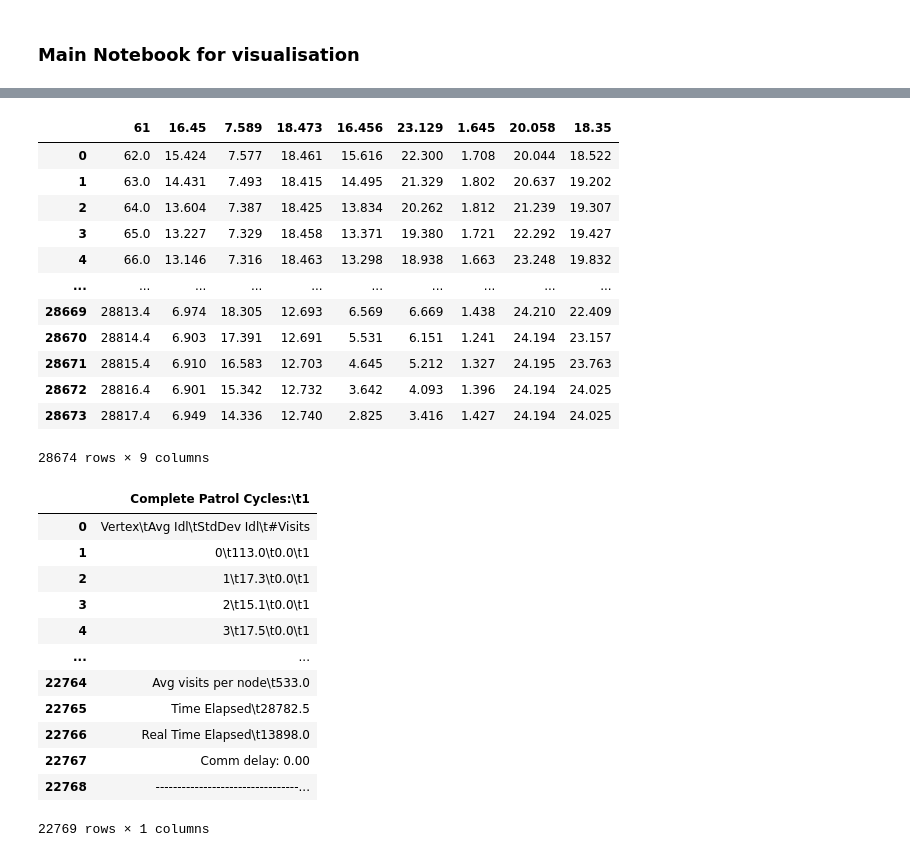
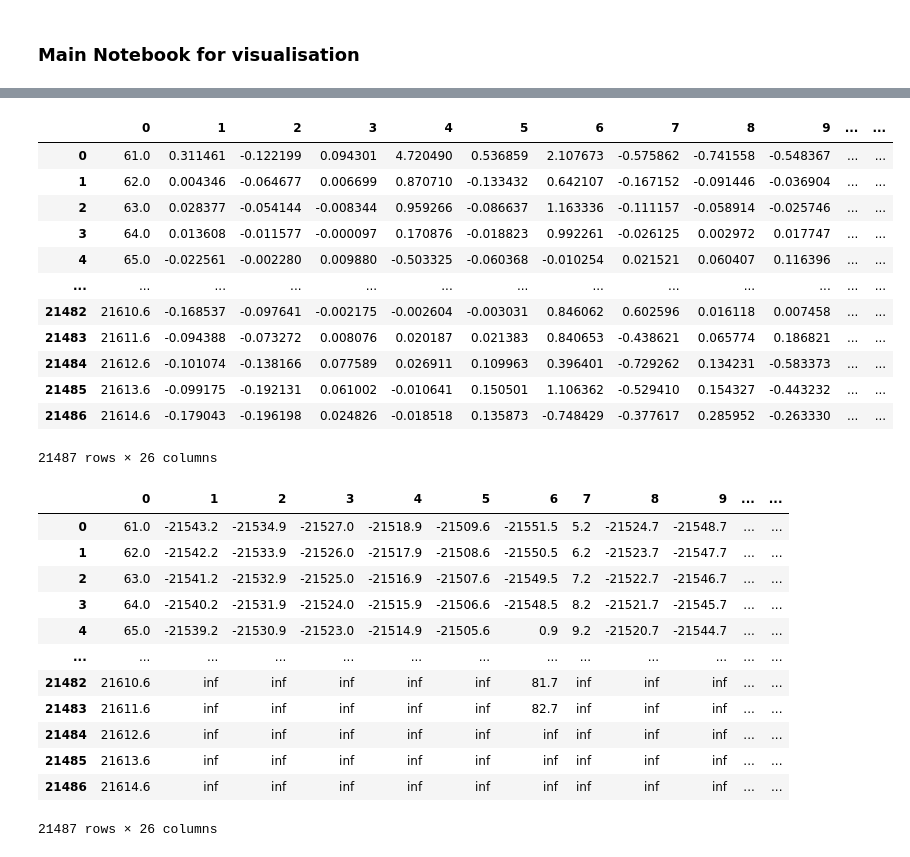
Before and after one commit to jward0/Intelligent-Intruder, a Jupyter notebook: main.ipynb, the cells around one changed output, grey strips where cells are left out. Cells and saved outputs as stored; diff of their text form; code cells hidden in the pictures.

```diff
--- a/main.ipynb
+++ b/main.ipynb
@@ -14,39 +25,39 @@ Requirement already satisfied: six>=1.5 in ./.venv/lib/python3.8/site-packages (
 Note: you may need to restart the kernel to use updated packages.
 # %%
-file_path = 'cbls/grid/4_agents/4/position_log.csv'
+file_path = 'dtag/grid/4_agents/4/velocity_metrics.csv'
 
-df = pd.read_csv(file_path)
-df
+df_vel = pd.read_csv(file_path, sep=';', header=None)
+df_vel
 # %% [output]
-|  | 61 | 16.45 | 7.589 | 18.473 | 16.456 | 23.129 | 1.645 | 20.058 | 18.35 |
-| 0 | 62.0 | 15.424 | 7.577 | 18.461 | 15.616 | 22.300 | 1.708 | 20.044 | 18.522 |
-| 1 | 63.0 | 14.431 | 7.493 | 18.415 | 14.495 | 21.329 | 1.802 | 20.637 | 19.202 |
-| 2 | 64.0 | 13.604 | 7.387 | 18.425 | 13.834 | 20.262 | 1.812 | 21.239 | 19.307 |
-| 3 | 65.0 | 13.227 | 7.329 | 18.458 | 13.371 | 19.380 | 1.721 | 22.292 | 19.427 |
-| 4 | 66.0 | 13.146 | 7.316 | 18.463 | 13.298 | 18.938 | 1.663 | 23.248 | 19.832 |
-| ... | ... | ... | ... | ... | ... | ... | ... | ... | ... |
-| 28669 | 28813.4 | 6.974 | 18.305 | 12.693 | 6.569 | 6.669 | 1.438 | 24.210 | 22.409 |
-| 28670 | 28814.4 | 6.903 | 17.391 | 12.691 | 5.531 | 6.151 | 1.241 | 24.194 | 23.157 |
-| 28671 | 28815.4 | 6.910 | 16.583 | 12.703 | 4.645 | 5.212 | 1.327 | 24.195 | 23.763 |
-| 28672 | 28816.4 | 6.901 | 15.342 | 12.732 | 3.642 | 4.093 | 1.396 | 24.194 | 24.025 |
-| 28673 | 28817.4 | 6.949 | 14.336 | 12.740 | 2.825 | 3.416 | 1.427 | 24.194 | 24.025 |
+|  | 0 | 1 | 2 | 3 | 4 | 5 | 6 | 7 | 8 | 9 | ... | ... |
+| 0 | 61.0 | 0.311461 | -0.122199 | 0.094301 | 4.720490 | 0.536859 | 2.107673 | -0.575862 | -0.741558 | -0.548367 | ... | ... |
+| 1 | 62.0 | 0.004346 | -0.064677 | 0.006699 | 0.870710 | -0.133432 | 0.642107 | -0.167152 | -0.091446 | -0.036904 | ... | ... |
+| 2 | 63.0 | 0.028377 | -0.054144 | -0.008344 | 0.959266 | -0.086637 | 1.163336 | -0.111157 | -0.058914 | -0.025746 | ... | ... |
+| 3 | 64.0 | 0.013608 | -0.011577 | -0.000097 | 0.170876 | -0.018823 | 0.992261 | -0.026125 | 0.002972 | 0.017747 | ... | ... |
+| 4 | 65.0 | -0.022561 | -0.002280 | 0.009880 | -0.503325 | -0.060368 | -0.010254 | 0.021521 | 0.060407 | 0.116396 | ... | ... |
+| ... | ... | ... | ... | ... | ... | ... | ... | ... | ... | ... | ... | ... |
+| 21482 | 21610.6 | -0.168537 | -0.097641 | -0.002175 | -0.002604 | -0.003031 | 0.846062 | 0.602596 | 0.016118 | 0.007458 | ... | ... |
+| 21483 | 21611.6 | -0.094388 | -0.073272 | 0.008076 | 0.020187 | 0.021383 | 0.840653 | -0.438621 | 0.065774 | 0.186821 | ... | ... |
+| 21484 | 21612.6 | -0.101074 | -0.138166 | 0.077589 | 0.026911 | 0.109963 | 0.396401 | -0.729262 | 0.134231 | -0.583373 | ... | ... |
+| 21485 | 21613.6 | -0.099175 | -0.192131 | 0.061002 | -0.010641 | 0.150501 | 1.106362 | -0.529410 | 0.154327 | -0.443232 | ... | ... |
+| 21486 | 21614.6 | -0.179043 | -0.196198 | 0.024826 | -0.018518 | 0.135873 | -0.748429 | -0.377617 | 0.285952 | -0.263330 | ... | ... |
-28674 rows × 9 columns
+21487 rows × 26 columns
 # %%
-file_path2 = 'cbls/grid/4_agents/4/20230301_082206_results.txt'
+file_path2 = 'dtag/grid/4_agents/4/idleness.csv'
 
-df2 = pd.read_csv(file_path2)
-df2
+df_idle = pd.read_csv(file_path2, sep=';',header=None)
+df_idle
 # %% [output]
-|  | Complete Patrol Cycles:\t1 |
-| 0 | Vertex\tAvg Idl\tStdDev Idl\t#Visits |
-| 1 | 0\t113.0\t0.0\t1 |
-| 2 | 1\t17.3\t0.0\t1 |
-| 3 | 2\t15.1\t0.0\t1 |
-| 4 | 3\t17.5\t0.0\t1 |
-| ... | ... |
-| 22764 | Avg visits per node\t533.0 |
-| 22765 | Time Elapsed\t28782.5 |
-| 22766 | Real Time Elapsed\t13898.0 |
-| 22767 | Comm delay: 0.00 |
-| 22768 | ---------------------------------... |
+|  | 0 | 1 | 2 | 3 | 4 | 5 | 6 | 7 | 8 | 9 | ... | ... |
+| 0 | 61.0 | -21543.2 | -21534.9 | -21527.0 | -21518.9 | -21509.6 | -21551.5 | 5.2 | -21524.7 | -21548.7 | ... | ... |
+| 1 | 62.0 | -21542.2 | -21533.9 | -21526.0 | -21517.9 | -21508.6 | -21550.5 | 6.2 | -21523.7 | -21547.7 | ... | ... |
+| 2 | 63.0 | -21541.2 | -21532.9 | -21525.0 | -21516.9 | -21507.6 | -21549.5 | 7.2 | -21522.7 | -21546.7 | ... | ... |
+| 3 | 64.0 | -21540.2 | -21531.9 | -21524.0 | -21515.9 | -21506.6 | -21548.5 | 8.2 | -21521.7 | -21545.7 | ... | ... |
+| 4 | 65.0 | -21539.2 | -21530.9 | -21523.0 | -21514.9 | -21505.6 | 0.9 | 9.2 | -21520.7 | -21544.7 | ... | ... |
+| ... | ... | ... | ... | ... | ... | ... | ... | ... | ... | ... | ... | ... |
+| 21482 | 21610.6 | inf | inf | inf | inf | inf | 81.7 | inf | inf | inf | ... | ... |
+| 21483 | 21611.6 | inf | inf | inf | inf | inf | 82.7 | inf | inf | inf | ... | ... |
+| 21484 | 21612.6 | inf | inf | inf | inf | inf | inf | inf | inf | inf | ... | ... |
+| 21485 | 21613.6 | inf | inf | inf | inf | inf | inf | inf | inf | inf | ... | ... |
+| 21486 | 21614.6 | inf | inf | inf | inf | inf | inf | inf | inf | inf | ... | ... |
-22769 rows × 1 columns
+21487 rows × 26 columns
```
Also changed, not shown: parts of 3 cells of this notebook, 1 other file.
